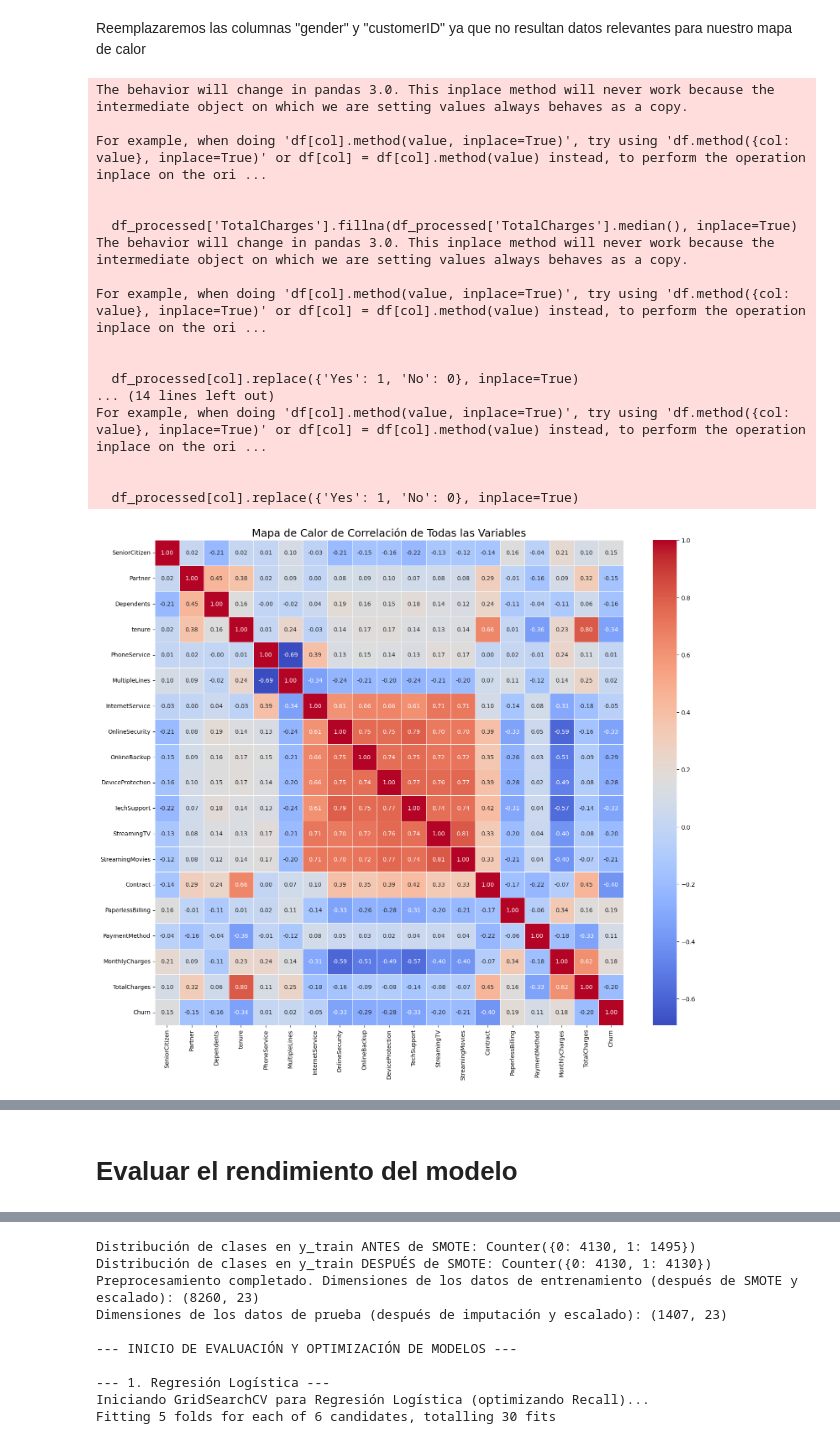
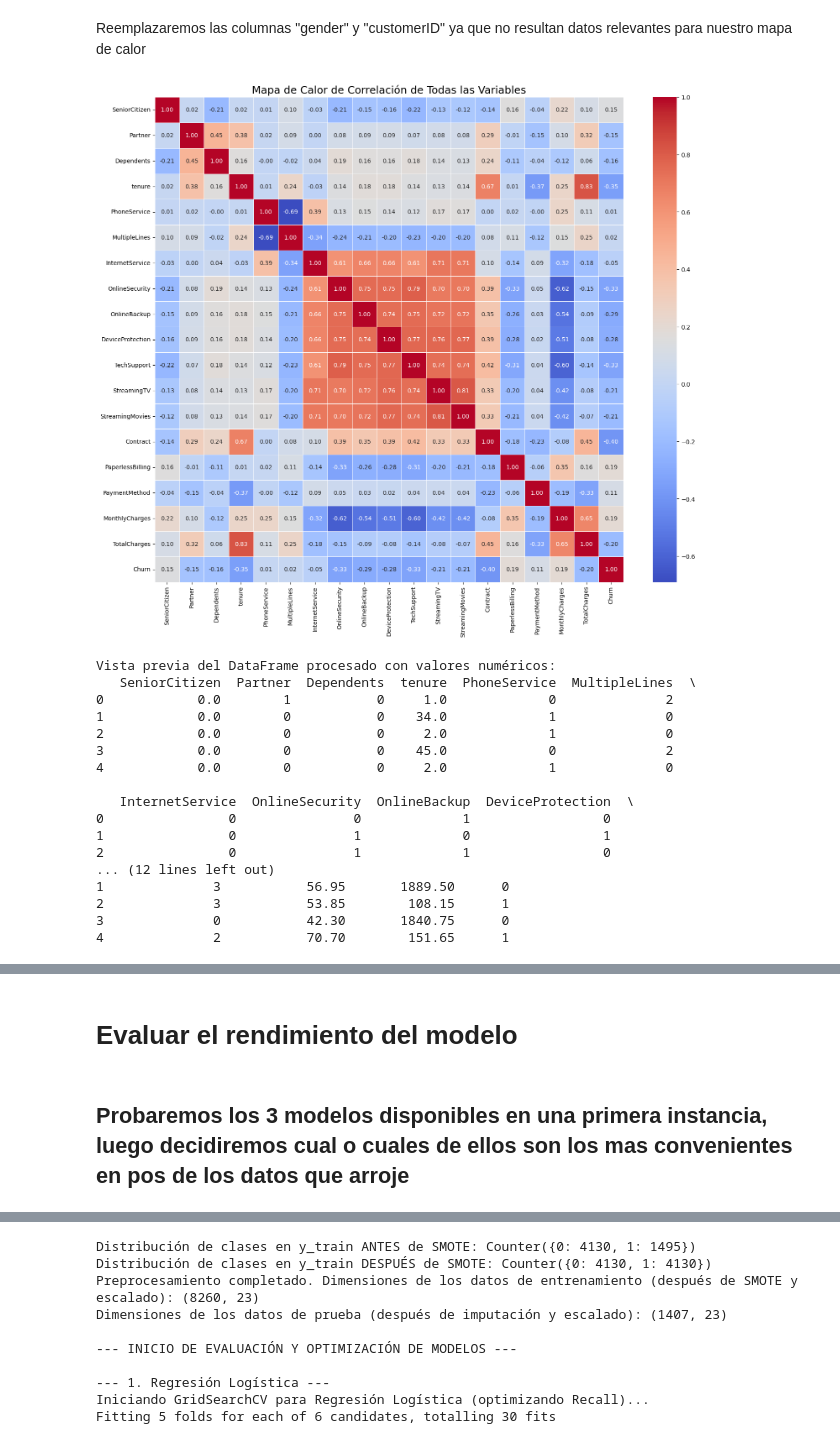
Before and after one commit to PALACIOS1259/Cienciadedatos, a Jupyter notebook: Untitled.ipynb, the cells around one changed output, grey strips where cells are left out. Cells and saved outputs as stored; diff of their text form; code cells hidden in the pictures.

Commit message:
Organicé de manera mas clara cada sección del código. Visualización de los datos obtenidos implementado

```diff
--- a/Untitled.ipynb
+++ b/Untitled.ipynb
@@ -274 +257,13 @@ Valores nulos en 'TotalCharges' después de eliminar filas: 0
+# %%
+# Reemplazamos "Tenure" y "MonthlyCharges" por la mediana ya que es la opcion mas robusta, debido al sesgo en ambas.
+imputer_median = SimpleImputer(missing_values=np.nan, strategy='median')
+df['tenure'] = imputer_median.fit_transform(df[['tenure']])
+#---------------------------------------#
+imputer_median = SimpleImputer(missing_values=np.nan, strategy='median')
+df['MonthlyCharges'] = imputer_median.fit_transform(df[['MonthlyCharges']])
+# Dropreamos las filas nulas de SeniorCitizen y TotalCharges ya que no representan un cambio significativo en el dataset
+df = df.dropna(subset=['SeniorCitizen'])
+#---------------------------------------#
+df = df.dropna(subset=['TotalCharges'])
+#---------------------------------------#
 # %%
@@ -297,54 +293,72 @@ Valores nulos en TotalCharges:
 # %% [markdown]
 Reemplazaremos las columnas "gender" y "customerID" ya que no resultan datos relevantes para nuestro mapa de calor
 # %%
+import pandas as pd
+import numpy as np
+import matplotlib.pyplot as plt
+import seaborn as sns
+import warnings # Importamos el módulo warnings
+
+# Suprimimos todas las FutureWarnings y DeprecationWarnings
+warnings.simplefilter(action='ignore', category=FutureWarning)
+warnings.simplefilter(action='ignore', category=DeprecationWarning)
+
+
+# Mapa de calor
+try:
+    df = pd.read_csv('/content/Cienciadedatos/telecom.csv')
+except FileNotFoundError:
+    print("Error: El archivo 'telecom.csv' no se encuentra.")
+    print("Asegúrate de que está en la ruta correcta o ajusta la ruta.")
+    exit()
 
 df_processed = df.copy()
 
 df_processed['TotalCharges'] = pd.to_numeric(df_processed['TotalCharges'], errors='coerce')
 
 df_processed['TotalCharges'].fillna(df_processed['TotalCharges'].median(), inplace=True)
 
 df_processed.drop('customerID', axis=1, inplace=True)
 
 df_processed.drop('gender', axis=1, inplace=True)
 
 for col in df_processed.columns:
     if df_processed[col].dtype == 'object':
         if 'Yes' in df_processed[col].unique() and 'No' in df_processed[col].unique():
             df_processed[col].replace({'Yes': 1, 'No': 0}, inplace=True)
             if 'No internet service' in df_processed[col].unique():
                 df_processed[col].replace({'No internet service': 2}, inplace=True)
             if 'No phone service' in df_processed[col].unique():
                 df_processed[col].replace({'No phone service': 2}, inplace=True)
 
         df_processed[col] = df_processed[col].astype('category').cat.codes
 
 plt.figure(figsize=(18, 15)) # Ajusta el tamaño para que sea más legible
 correlation_matrix = df_processed.corr()
 
 heatmap = sns.heatmap(correlation_matrix, annot=True, fmt='.2f', cmap='coolwarm', linewidths=.5)
 
 plt.title('Mapa de Calor de Correlación de Todas las Variables', fontsize=18)
 plt.show()
 
 print("Vista previa del DataFrame procesado con valores numéricos:")
 print(df_processed.head())
 # %% [output]
+[figure]
-The behavior will change in pandas 3.0. This inplace method will never work because the intermediate object on which we are setting values always behaves as a copy.
+Vista previa del DataFrame procesado con valores numéricos:
+   SeniorCitizen  Partner  Dependents  tenure  PhoneService  MultipleLines  \
+0            0.0        1           0     1.0             0              2
+1            0.0        0           0    34.0             1              0
+2            0.0        0           0     2.0             1              0
+3            0.0        0           0    45.0             0              2
+4            0.0        0           0     2.0             1              0
 
-For example, when doing 'df[col].method(value, inplace=True)', try using 'df.method({col: value}, inplace=True)' or df[col] = df[col].method(value) instead, to perform the operation inplace on the ori ...
-
-
-  df_processed['TotalCharges'].fillna(df_processed['TotalCharges'].median(), inplace=True)
-The behavior will change in pandas 3.0. This inplace method will never work because the intermediate object on which we are setting values always behaves as a copy.
-
-For example, when doing 'df[col].method(value, inplace=True)', try using 'df.method({col: value}, inplace=True)' or df[col] = df[col].method(value) instead, to perform the operation inplace on the ori ...
-
-
-  df_processed[col].replace({'Yes': 1, 'No': 0}, inplace=True)
-... (14 lines left out)
-For example, when doing 'df[col].method(value, inplace=True)', try using 'df.method({col: value}, inplace=True)' or df[col] = df[col].method(value) instead, to perform the operation inplace on the ori ...
-
-
-  df_processed[col].replace({'Yes': 1, 'No': 0}, inplace=True)
+   InternetService  OnlineSecurity  OnlineBackup  DeviceProtection  \
+0                0               0             1                 0
+1                0               1             0                 1
+2                0               1             1                 0
+... (12 lines left out)
+1              3           56.95       1889.50      0
+2              3           53.85        108.15      1
+3              0           42.30       1840.75      0
+4              2           70.70        151.65      1
-[figure]
@@ -368,2 +365,4 @@ Vista previa del DataFrame procesado con valores numéricos:
 # %% [markdown]
 # Evaluar el rendimiento del modelo
+# %% [markdown]
+## Probaremos los 3 modelos disponibles en una primera instancia, luego decidiremos cual o cuales de ellos son los mas convenientes en pos de los datos que arroje
```
Also changed, not shown: parts of 22 cells of this notebook.
